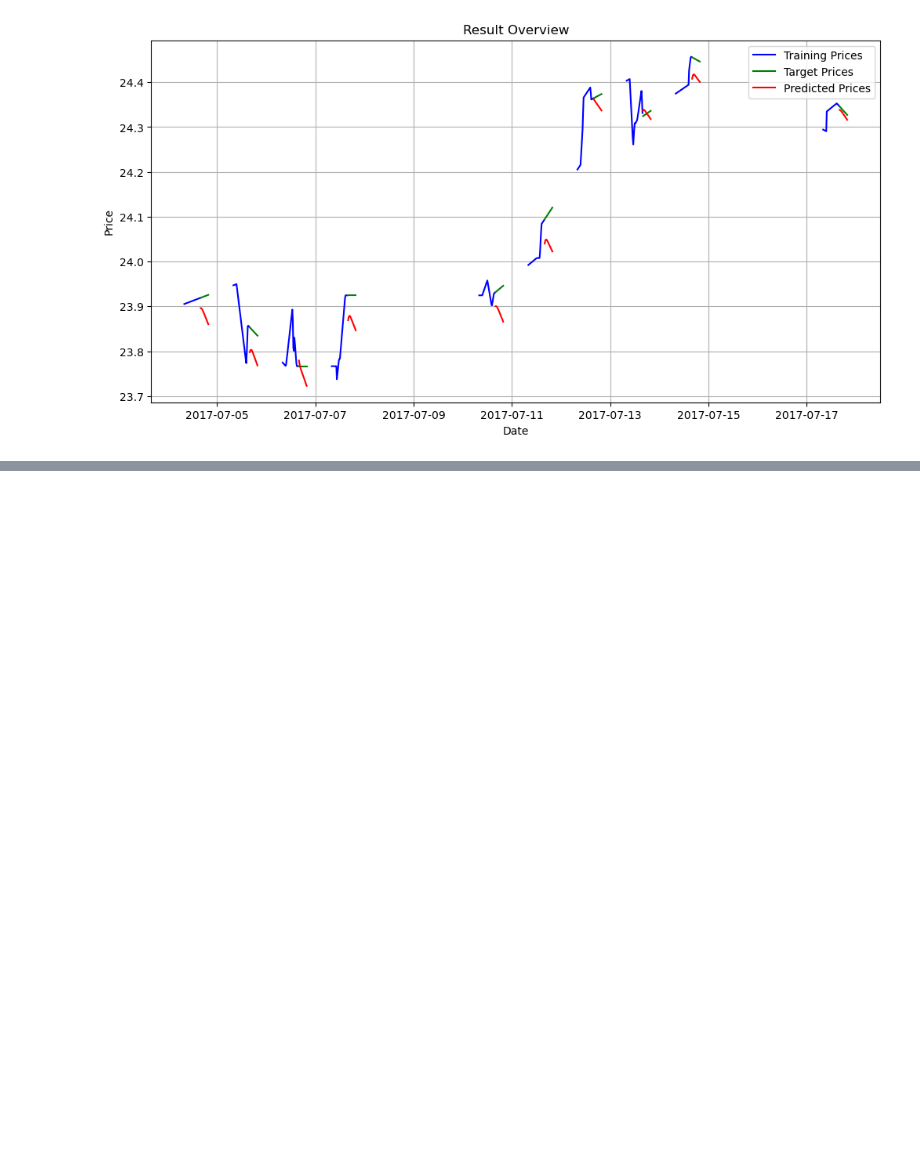
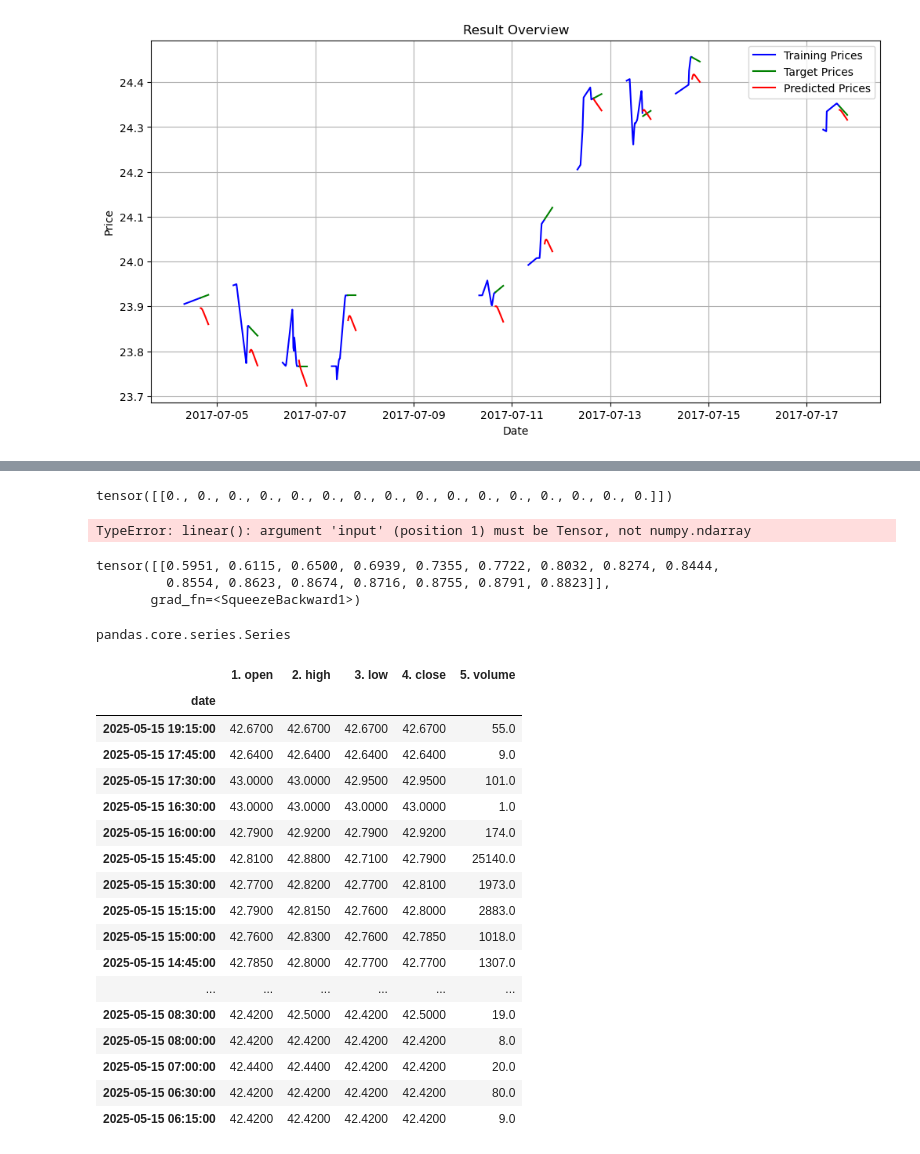
Before and after one commit to paulruesing/hybrid-rl-index-trading, a Jupyter notebook: notebooks/predictor_parametrisation.ipynb, the cells around one changed output, grey strips where cells are left out. Drawn from its saved outputs; the diff is of its cells as text; code cells hidden in the pictures; blank space fills up the shorter version.

Commit message:
prediction on live prices draft

```diff
--- a/notebooks/predictor_parametrisation.ipynb
+++ b/notebooks/predictor_parametrisation.ipynb
@@ -922,0 +967,12 @@ predictor_a2_2
+# %%
+AV_API_KEY_FILE = ROOT / "private" / "Alpha Vantage API Key.txt"
+with open(AV_API_KEY_FILE) as file: AV_API_KEY = file.read()
+
+sampling_rate_minutes = 15
+ticker = 'Dax'
+# %%
+ts = TimeSeries(key=AV_API_KEY, output_format='pandas')
+recent_dax = ts.get_intraday(ticker, interval=f'{sampling_rate_minutes}min', outputsize="compact" if 14*60/sampling_rate_minutes < 100 else "full")
+daily_dax = recent_dax[0][recent_dax[0].index.day_of_year == recent_dax[0].index.day_of_year.max()]['4. close']  # last day
+recent_price_data = prep.time_interpolation_new_sampling_rate(daily_dax, '4. close', 'date', f'{sampling_rate_minutes}min', manual_operating_hours=(8, 22))
+recent_price_data
@@ -922,0 +1026,41 @@ predictor_a2_2
+# %%
+torch.empty(size=(lstm_input_matrix.shape[0], predictor_a2_1.forecast_horizon))
+# %% [output]
+tensor([[0., 0., 0., 0., 0., 0., 0., 0., 0., 0., 0., 0., 0., 0., 0., 0.]])
+# %%
+lstm_input_matrix = np.expand_dims(recent_price_data, axis=0)[:, :predictor_a2_1.rolling_window_size, :]  # shape: batch_size (=1), sequence_length, features
+assert lstm_input_matrix.shape[1] == predictor_a2_1.rolling_window_size, "Prediction input needs to be of shape (n_inputs, rolling_window_size, 1)"
+predictor_a2_1.lstm_model(lstm_input_matrix)
+# %% [output]
+TypeError: linear(): argument 'input' (position 1) must be Tensor, not numpy.ndarray
+# %%
+predictor_a2_1.lstm_model(torch.Tensor(lstm_input_matrix))
+# %% [output]
+tensor([[0.5951, 0.6115, 0.6500, 0.6939, 0.7355, 0.7722, 0.8032, 0.8274, 0.8444,
+         0.8554, 0.8623, 0.8674, 0.8716, 0.8755, 0.8791, 0.8823]],
+       grad_fn=<SqueezeBackward1>)
+# %%
+type(daily_dax)
+# %% [output]
+pandas.core.series.Series
+# %%
+recent_dax[0][recent_dax[0].index.day_of_year == recent_dax[0].index.day_of_year.max()]  # last day
+# %% [output]
+|  | 1. open | 2. high | 3. low | 4. close | 5. volume |
+| date |  |  |  |  |  |
+| 2025-05-15 19:15:00 | 42.6700 | 42.6700 | 42.6700 | 42.6700 | 55.0 |
+| 2025-05-15 17:45:00 | 42.6400 | 42.6400 | 42.6400 | 42.6400 | 9.0 |
+| 2025-05-15 17:30:00 | 43.0000 | 43.0000 | 42.9500 | 42.9500 | 101.0 |
+| 2025-05-15 16:30:00 | 43.0000 | 43.0000 | 43.0000 | 43.0000 | 1.0 |
+| 2025-05-15 16:00:00 | 42.7900 | 42.9200 | 42.7900 | 42.9200 | 174.0 |
+| 2025-05-15 15:45:00 | 42.8100 | 42.8800 | 42.7100 | 42.7900 | 25140.0 |
+| 2025-05-15 15:30:00 | 42.7700 | 42.8200 | 42.7700 | 42.8100 | 1973.0 |
+| 2025-05-15 15:15:00 | 42.7900 | 42.8150 | 42.7600 | 42.8000 | 2883.0 |
+| 2025-05-15 15:00:00 | 42.7600 | 42.8300 | 42.7600 | 42.7850 | 1018.0 |
+| 2025-05-15 14:45:00 | 42.7850 | 42.8000 | 42.7700 | 42.7700 | 1307.0 |
+| ... | ... | ... | ... | ... | ... |
+| 2025-05-15 08:30:00 | 42.4200 | 42.5000 | 42.4200 | 42.5000 | 19.0 |
+| 2025-05-15 08:00:00 | 42.4200 | 42.4200 | 42.4200 | 42.4200 | 8.0 |
+| 2025-05-15 07:00:00 | 42.4400 | 42.4400 | 42.4200 | 42.4200 | 20.0 |
+| 2025-05-15 06:30:00 | 42.4200 | 42.4200 | 42.4200 | 42.4200 | 80.0 |
+| 2025-05-15 06:15:00 | 42.4200 | 42.4200 | 42.4200 | 42.4200 | 9.0 |
```
Also changed, not shown: parts of 9 cells of this notebook.
